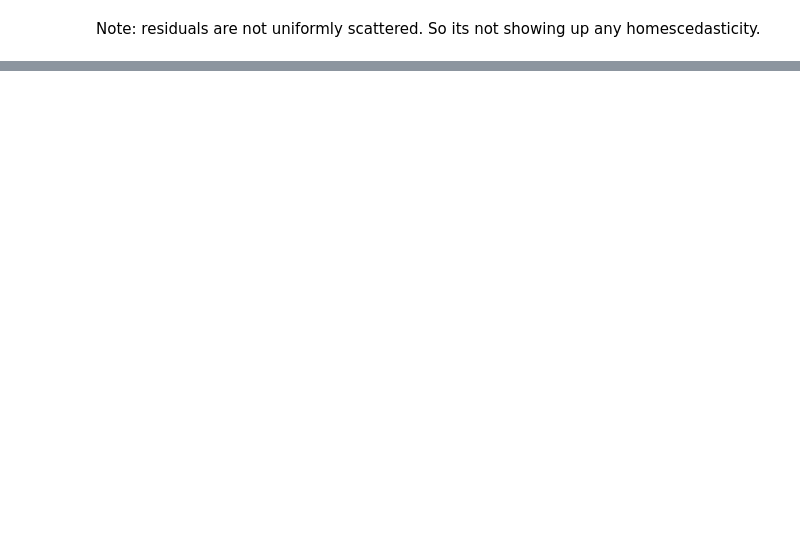
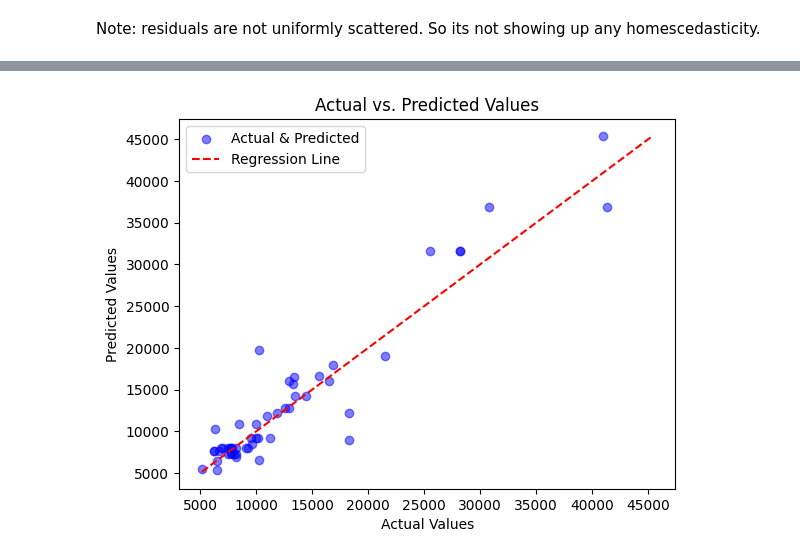
Before and after one commit to ChanduKReddy99/DecisionTree_Classfier_and_Reg, a Jupyter notebook: Decision-Tree/DecisionTree_Regressor/DecisionTree_Regressor.ipynb, the cells around one changed output, grey strips where cells are left out. Drawn from its saved outputs; the diff is of its cells as text; code cells hidden in the pictures; blank space fills up the shorter version.

```diff
--- a/Decision-Tree/DecisionTree_Regressor/DecisionTree_Regressor.ipynb
+++ b/Decision-Tree/DecisionTree_Regressor/DecisionTree_Regressor.ipynb
@@ -110,0 +127,3 @@ Note: residuals are not uniformly scattered. So its not showing up any homesceda
+# %%
+# predictions
+y_pred_pruning= regressor_pruning.predict(X_test)
@@ -110,0 +142,24 @@ Note: residuals are not uniformly scattered. So its not showing up any homesceda
+# %%
+# lets plot how the model is fit on the data
+plt.scatter(y_test, y_pred_pruning, color="blue", alpha=0.5, label="Actual & Predicted")
+
+min_val = min(min(y_test), min(y_pred_pruning))
+max_val = max(max(y_test), max(y_pred_pruning))
+plt.plot(
+    [min_val, max_val],
+    [min_val, max_val],
+    color="red",
+    linestyle="--",
+    label="Regression Line",
+)
+
+
+plt.xlabel("Actual Values")
+plt.ylabel("Predicted Values")
+plt.title("Actual vs. Predicted Values")
+plt.legend()
+
+# Show the plot
+plt.show()
+# %% [output]
+[figure, added]
```
Also changed, not shown: parts of 14 cells of this notebook.
